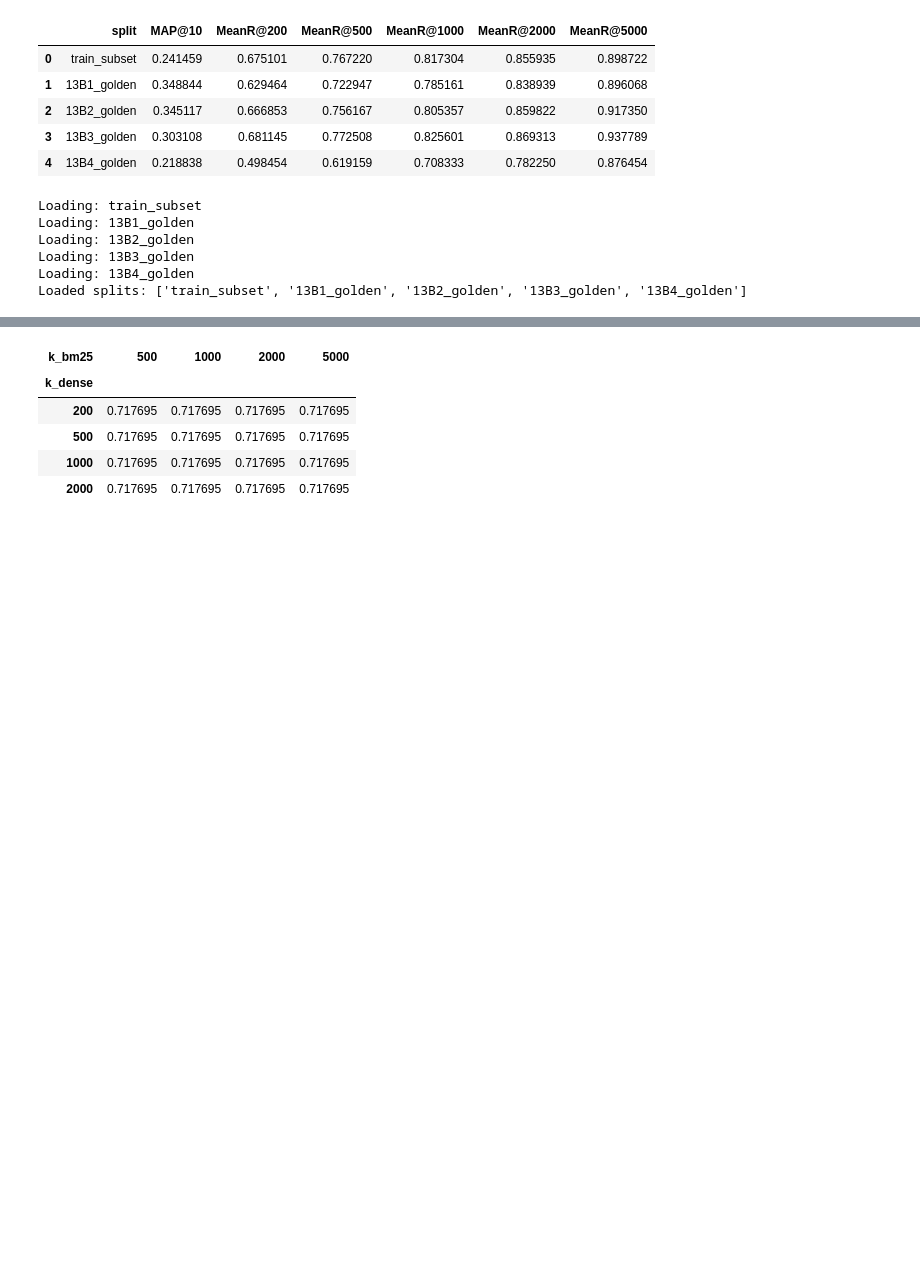
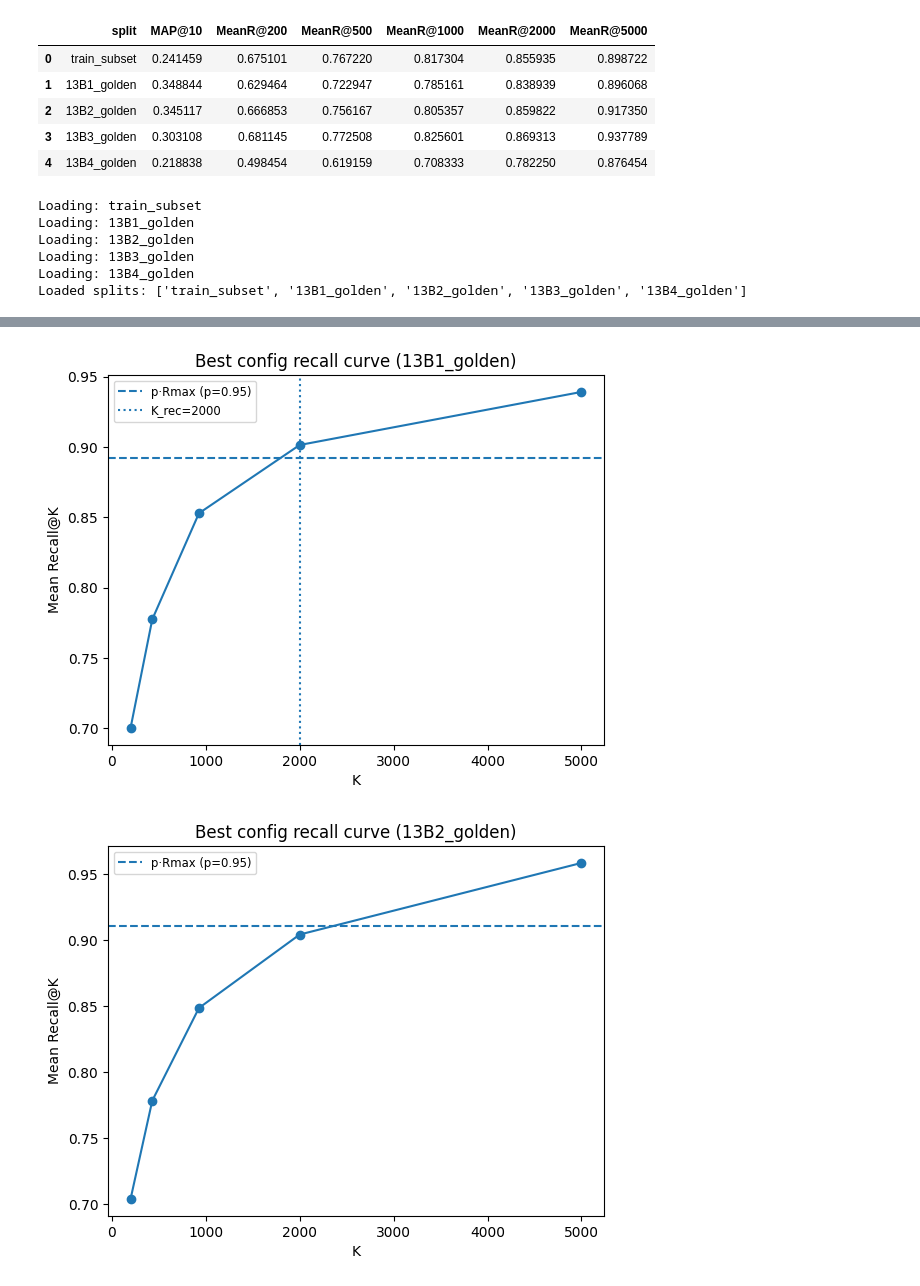
Before and after one commit to fulaibaowang/BioASQ, a Jupyter notebook: notebooks/hybird.ipynb, the cells around one changed output, grey strips where cells are left out. Saved outputs shown, nothing was run; the diff lists cells and outputs as text; code cells hidden in the pictures; blank space fills up the shorter version.

```diff
--- a/notebooks/hybird.ipynb
+++ b/notebooks/hybird.ipynb
@@ -646,14 +626,0 @@ heatmap_metric(
-# %%
-d = results_df[results_df["split"].isin(test_splits)].copy()
-d = d[d["method"].str.startswith("Hybrid-Union")].copy()
-
-agg = d.groupby(["k_bm25","k_dense"], as_index=False)["MeanR@500"].mean()
-pivot = agg.pivot(index="k_dense", columns="k_bm25", values="MeanR@500")
-pivot
-# %% [output]
-| k_bm25 | 500 | 1000 | 2000 | 5000 |
-| k_dense |  |  |  |  |
-| 200 | 0.717695 | 0.717695 | 0.717695 | 0.717695 |
-| 500 | 0.717695 | 0.717695 | 0.717695 | 0.717695 |
-| 1000 | 0.717695 | 0.717695 | 0.717695 | 0.717695 |
-| 2000 | 0.717695 | 0.717695 | 0.717695 | 0.717695 |
@@ -659,0 +638,66 @@ pivot
+# %%
+def plot_keff(df_cfg, cap, topn=10):
+    d = df_cfg.sort_values(["K_rec", f"MeanR@{cap}"], ascending=[True, False]).head(topn)
+    plt.figure()
+    plt.bar(range(len(d)), d[f"MeanKeff@{cap}"])
+    plt.xticks(range(len(d)), [f"{int(r.k_rrf)},{r.w_bm25}/{r.w_dense}" for r in d.itertuples()],
+               rotation=45, ha="right")
+    plt.ylabel(f"MeanKeff@{cap}")
+    plt.title("Top configs: mean effective depth")
+    plt.tight_layout()
+    plt.show()
+# %%
+# ---- Meaningful plots for Option-1 ----
+if len(ranked) == 0:
+    raise ValueError("No ranked configs; run the grid cell first.")
+
+best_cfg = ranked.iloc[0]
+best_krrf = int(best_cfg["k_rrf"])
+best_wb = float(best_cfg["w_bm25"])
+best_wd = float(best_cfg["w_dense"])
+
+# 1) Per-split recall curves for the best config
+for split in test_splits:
+    row = results_df[
+        (results_df["split"] == split)
+        & (results_df["k_rrf"] == best_krrf)
+        & (results_df["w_bm25"] == best_wb)
+        & (results_df["w_dense"] == best_wd)
+    ].iloc[0]
+    plot_option1_curve(
+        row=row,
+        ks_cap=ks_cap,
+        cap=cap_eff,
+        k_max_eval=k_max_eval_eff,
+        p=P,
+        title=f"Best config recall curve ({split})",
+    )
+
+# 2) Average recall curve across test splits (best config)
+mean_row = {"K_rec": best_cfg["K_rec"]}
+for k in ks_eval:
+    mean_row[f"MeanR@{k}"] = (
+        results_df[
+            (results_df["split"].isin(test_splits))
+            & (results_df["k_rrf"] == best_krrf)
+            & (results_df["w_bm25"] == best_wb)
+            & (results_df["w_dense"] == best_wd)
+        ][f"MeanR@{k}"]
+        .mean()
+    )
+plot_option1_curve(
+    row=mean_row,
+    ks_cap=ks_cap,
+    cap=cap_eff,
+    k_max_eval=k_max_eval_eff,
+    p=P,
+    title="Best config (avg over test splits)",
+ )
+
+# 3) Config-level scatter + diagnostics on test splits
+plot_scatter_krec(ranked, cap=cap_eff, k_max_eval=k_max_eval_eff, title="Configs: K_rec vs MeanR@CAP (test avg)")
+plot_shortfall(ranked, cap=cap_eff, topn=10)
+plot_keff(ranked, cap=cap_eff, topn=10)
+# %% [output]
+[figure, added]
+[figure, added]
```
Also changed, not shown: parts of 20 cells of this notebook, 3 other files.
